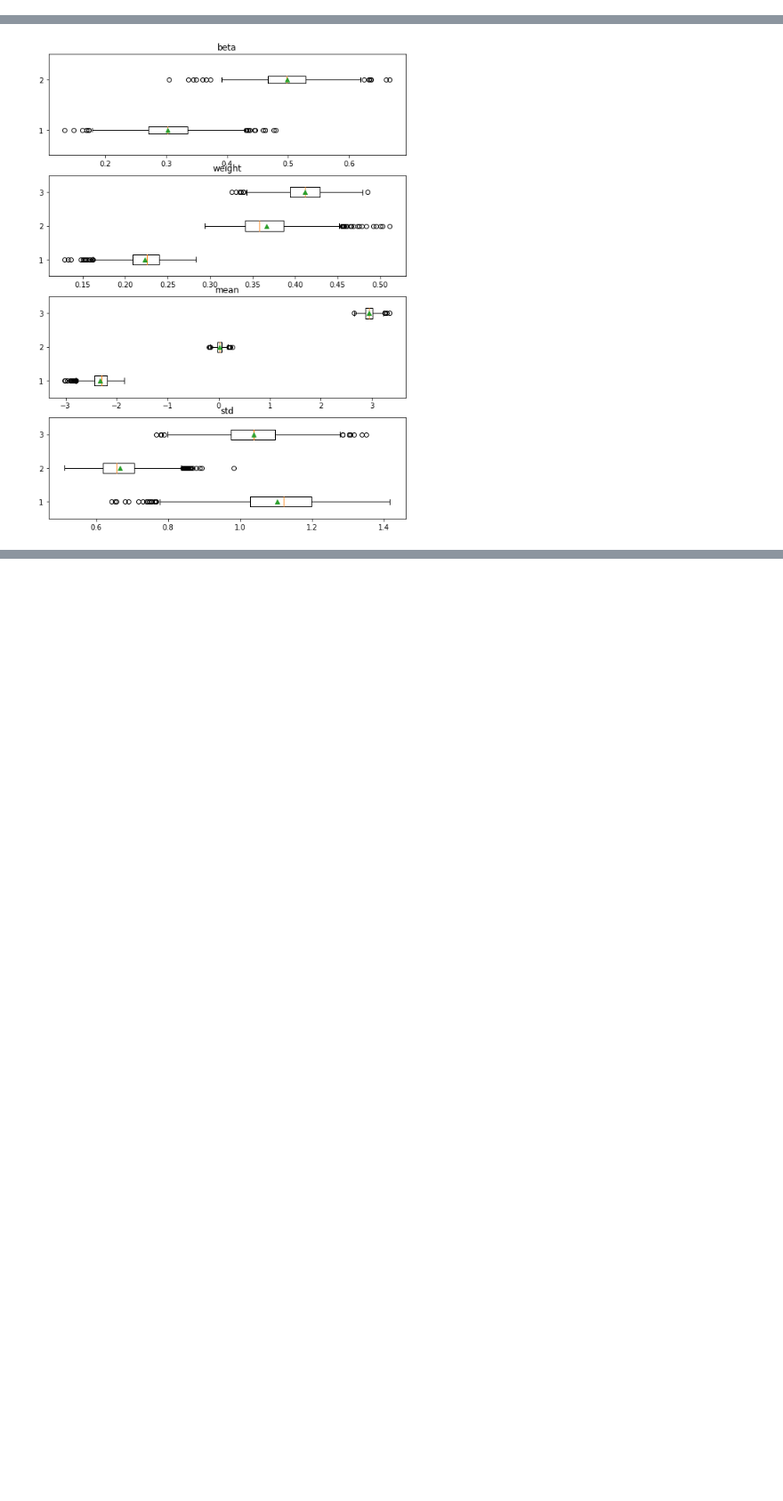
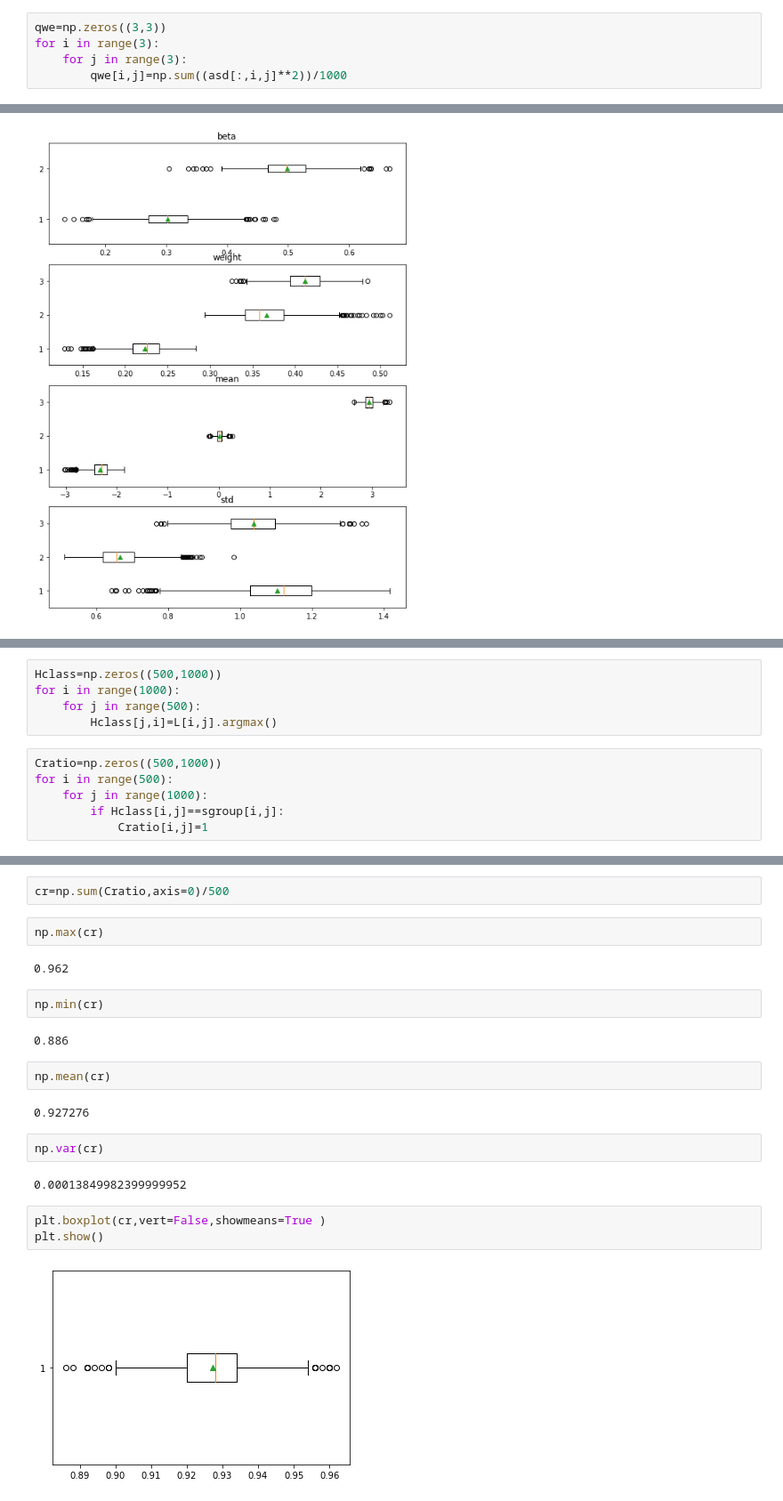
Before and after one commit to IXIXVI/graduate-first-year-homework, a Jupyter notebook: SUBGROUP论文/1000个样本测试/测试/result.ipynb, the cells around one changed output, grey strips where cells are left out. Shown at 89% size. Drawn from its saved outputs; the diff is of its cells as text; blank space fills up the shorter version.

```diff
--- a/SUBGROUP论文/1000个样本测试/测试/result.ipynb
+++ b/SUBGROUP论文/1000个样本测试/测试/result.ipynb
@@ -41,0 +56,5 @@ array([[0.00059413, 0.00127216, 0.00067076],
+# %%
+qwe=np.zeros((3,3))
+for i in range(3):
+    for j in range(3):
+        qwe[i,j]=np.sum((asd[:,i,j]**2))/1000
@@ -58,0 +106,11 @@ plt.show()#显示图像
+# %%
+Hclass=np.zeros((500,1000))
+for i in range(1000):
+    for j in range(500):
+        Hclass[j,i]=L[i,j].argmax()
+# %%
+Cratio=np.zeros((500,1000))
+for i in range(500):
+    for j in range(1000):
+        if Hclass[i,j]==sgroup[i,j]:
+            Cratio[i,j]=1
@@ -58,0 +121,23 @@ plt.show()#显示图像
+# %%
+cr=np.sum(Cratio,axis=0)/500
+# %%
+np.max(cr)
+# %% [output]
+0.962
+# %%
+np.min(cr)
+# %% [output]
+0.886
+# %%
+np.mean(cr)
+# %% [output]
+0.927276
+# %%
+np.var(cr)
+# %% [output]
+0.00013849982399999952
+# %%
+plt.boxplot(cr,vert=False,showmeans=True )
+plt.show()
+# %% [output]
+[figure, added]
```
Also changed, not shown: parts of 13 cells of this notebook, 16 other files.
